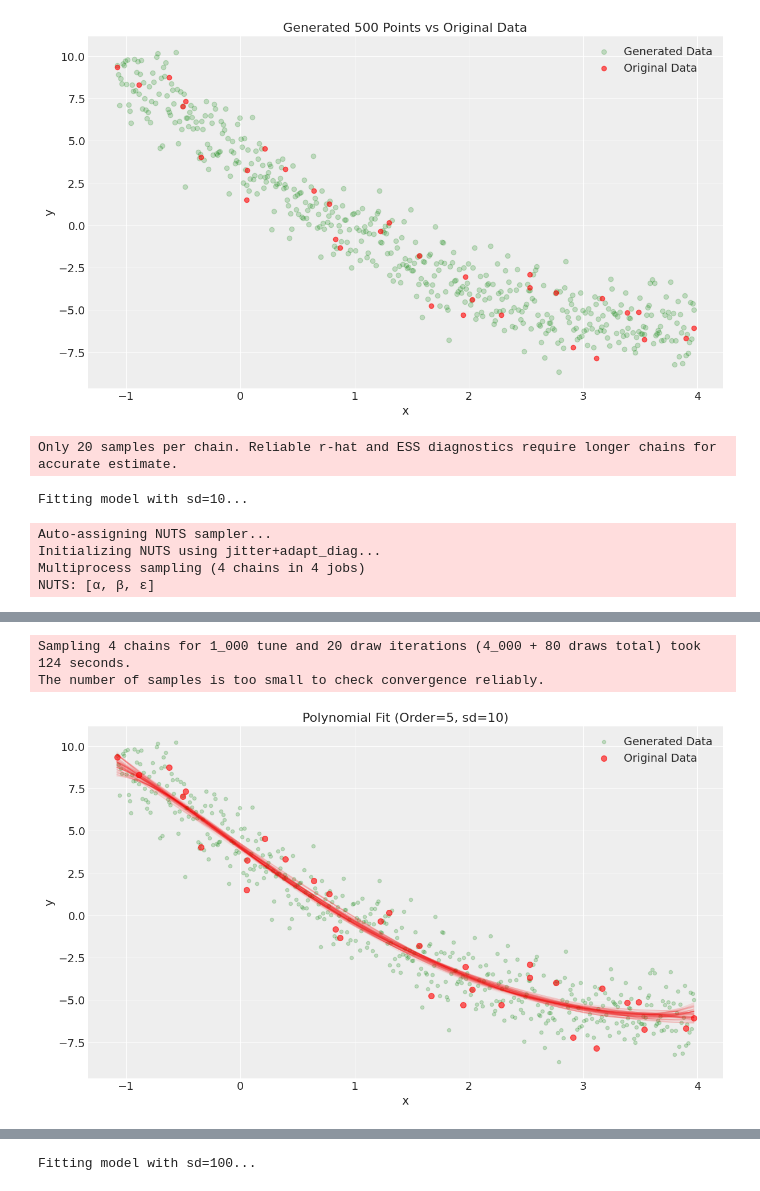
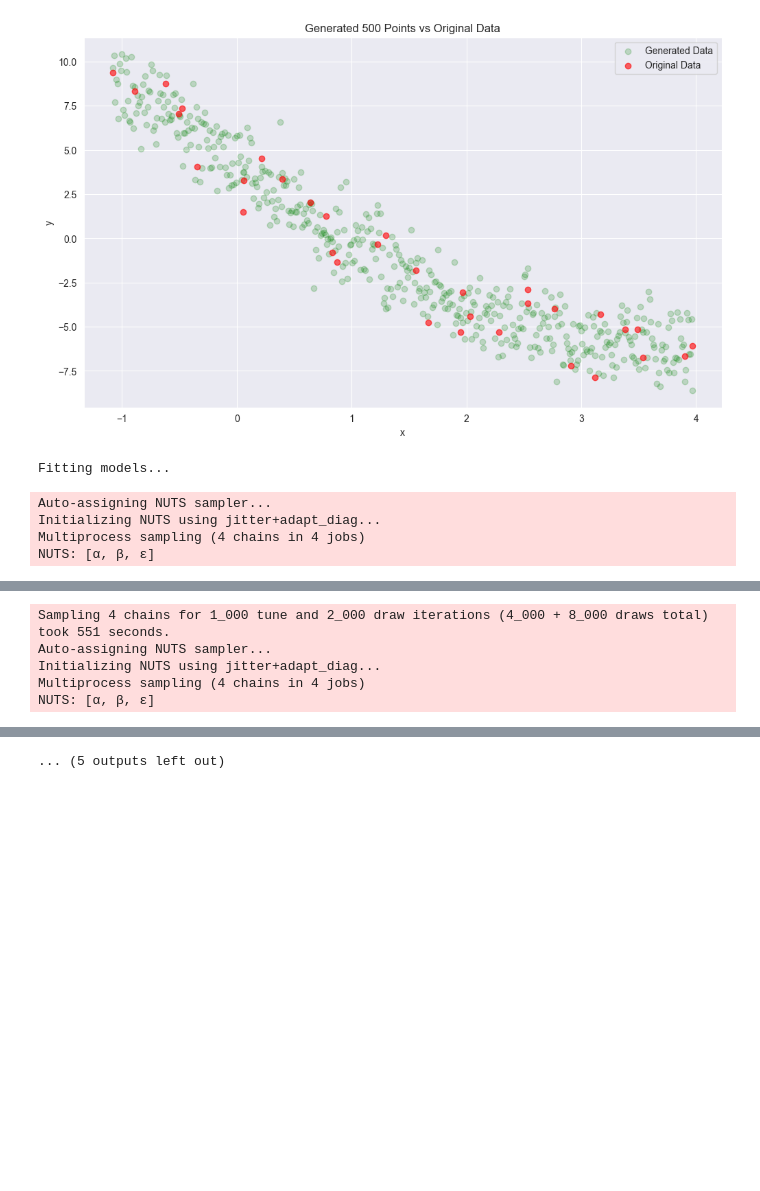
Before and after one commit to Mihaii2/PMP-2024, a Jupyter notebook: Lab12/hw_ex1_2.ipynb, the cells around one changed output, grey strips where cells are left out. Saved outputs shown, nothing was run; the diff lists cells and outputs as text; code cells hidden in the pictures; blank space fills up the shorter version.

```diff
--- a/Lab12/hw_ex1_2.ipynb
+++ b/Lab12/hw_ex1_2.ipynb
@@ -56,7 +56,7 @@ def fit_polynomial(x, y, order, beta_sd):
 
         # Inference
         trace_p = pm.sample(
-            20,
+            2000,
             return_inferencedata=True
         )
 
@@ -91,6 +91,44 @@ def plot_polynomial_fit(x, y, trace, model, title):
     plt.grid(True)
     plt.show()
 
+
+def plot_combined_polynomial_fits(x, y, traces, models, sds):
+    plt.figure(figsize=(15, 10))
+
+    # Plot data points
+    plt.scatter(x, y, color='green', alpha=0.2, label='Generated Data', s=20)
+    plt.scatter(x_orig, y_orig, color='red', alpha=0.6, label='Original Data', s=50)
+
+    # Generate predictions
+    x_smooth = np.linspace(x.min(), x.max(), 200)
+    x_smooth_s = create_polynomial_features(x_smooth, order)
+
+    # Colors for different models
+    colors = ['blue', 'purple', 'orange']
+
+    # Plot each model's predictions
+    for trace, color, sd_label in zip(traces, colors, sds):
+        # Get posterior samples
+        α_samples = trace.posterior['α'].values.flatten()
+        β_samples = trace.posterior['β'].values.reshape(-1, order)
+
+        # Calculate mean prediction
+        α_mean = α_samples.mean()
+        β_mean = β_samples.mean(axis=0)
+
+        # Calculate and plot mean prediction line
+        y_pred = α_mean + np.dot(x_smooth_s, β_mean)
+        y_pred = y_pred * y.std() + y.mean()
+        plt.plot(x_smooth, y_pred, color=color, linewidth=2, label=f'Model (sd={sd_label})')
+
+    plt.title(f'Combined Polynomial Fits (Order={order}) - Mean Predictions')
+    plt.xlabel('x')
+    plt.ylabel('y')
+    plt.legend()
+    plt.grid(True)
+    plt.show()
+
+
 if __name__ == '__main__':
     # Set order
     order = 5
@@ -106,19 +144,21 @@ if __name__ == '__main__':
     plt.grid(True)
     plt.show()
 
-    # Fit model with sd=10
-    print("Fitting model with sd=10...")
+    # Fit all models
+    print("Fitting models...")
     trace_10, model_10 = fit_polynomial(x_1, y_1, order, 10)
-    plot_polynomial_fit(x_1, y_1, trace_10, model_10, f'Polynomial Fit (Order={order}, sd=10)')
-
-    # Fit model with sd=100
-    print("\nFitting model with sd=100...")
     trace_100, model_100 = fit_polynomial(x_1, y_1, order, 100)
-    plot_polynomial_fit(x_1, y_1, trace_100, model_100, f'Polynomial Fit (Order={order}, sd=100)')
-
-    # Fit model with varying sd
-    print("\nFitting model with varying sd...")
     varying_sd = np.array([10, 0.1, 0.1, 0.1, 0.1])
     trace_varying, model_varying = fit_polynomial(x_1, y_1, order, varying_sd)
+
+    # Plot individual fits
+    plot_polynomial_fit(x_1, y_1, trace_10, model_10, f'Polynomial Fit (Order={order}, sd=10)')
+    plot_polynomial_fit(x_1, y_1, trace_100, model_100, f'Polynomial Fit (Order={order}, sd=100)')
     plot_polynomial_fit(x_1, y_1, trace_varying, model_varying, f'Polynomial Fit (Order={order}, varying sd)')
+
+    # Plot combined visualization
+    traces = [trace_10, trace_100, trace_varying]
+    models = [model_10, model_100, model_varying]
+    sd_labels = ['10', '100', 'varying']
+    plot_combined_polynomial_fits(x_1, y_1, traces, models, sd_labels)
 # %% [output]
@@ -125,12 +166,13 @@ if __name__ == '__main__':
-[figure, old version]
+[figure, new version]
-Only 20 samples per chain. Reliable r-hat and ESS diagnostics require longer chains for accurate estimate.
-Fitting model with sd=10...
+Fitting models...
 Auto-assigning NUTS sampler...
 Initializing NUTS using jitter+adapt_diag...
 Multiprocess sampling (4 chains in 4 jobs)
 NUTS: [α, β, ε]
 [interactive output not drawn]
 [interactive output not drawn]
-Sampling 4 chains for 1_000 tune and 20 draw iterations (4_000 + 80 draws total) took 124 seconds.
-The number of samples is too small to check convergence reliably.
+Sampling 4 chains for 1_000 tune and 2_000 draw iterations (4_000 + 8_000 draws total) took 551 seconds.
+Auto-assigning NUTS sampler...
+Initializing NUTS using jitter+adapt_diag...
+Multiprocess sampling (4 chains in 4 jobs)
+NUTS: [α, β, ε]
-[figure, removed]
@@ -138 +188 @@ Only 20 samples per chain. Reliable r-hat and ESS diagnostics require longer cha
-Fitting model with sd=100...
+... (5 outputs left out)
```
Also changed, not shown: parts of 1 cell of this notebook, 1 other file.
